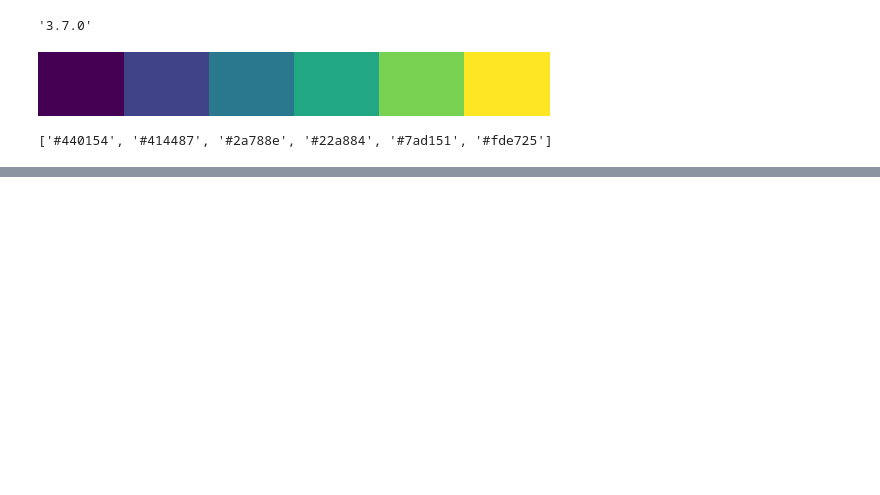
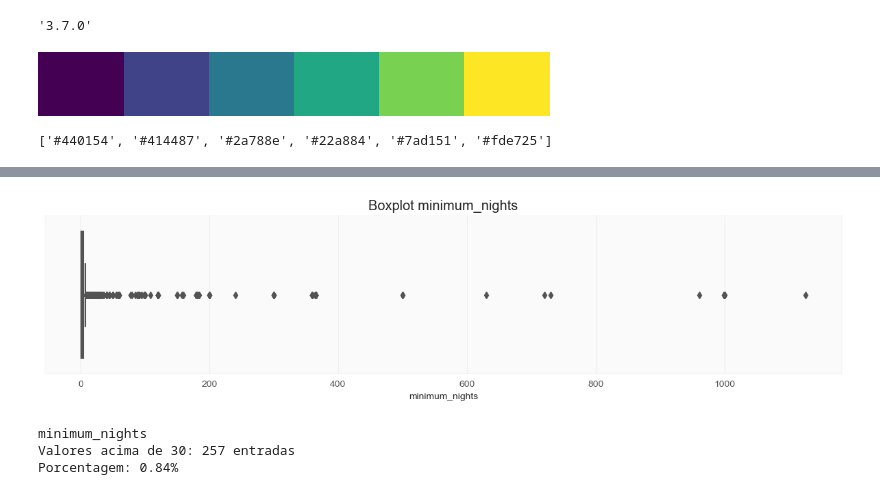
Before and after one commit to Nicole-Bidigaray/MVP-Sprint-1-PUC-RIO-2023, a Jupyter notebook: Analise dos Dados Airbnb RJ 2023.ipynb, the cells around one changed output, grey strips where cells are left out. Cells and saved outputs as stored; diff of their text form; code cells hidden in the pictures; blank space fills up the shorter version.

```diff
--- a/Analise dos Dados Airbnb RJ 2023.ipynb
+++ b/Analise dos Dados Airbnb RJ 2023.ipynb
@@ -74,0 +348,16 @@ df = pd.read_csv("")
+# %%
+# minimum_nights
+plt.figure(figsize=(15,3))
+sns.boxplot(data=df, x='minimum_nights')
+plt.title('Boxplot minimum_nights')
+plt.show()
+
+# ver quantidade de valores acima de 30 dias para minimum_nights
+print(f'minimum_nights \nValores acima de 30: '
+      f'{len(df[df.minimum_nights > 30])} entradas')
+print('Porcentagem: {:.2f}%'.format(len(df[df.minimum_nights > 30])/ len(df.minimum_nights)* 100))
+# %% [output]
+[figure, added]
+minimum_nights
+Valores acima de 30: 257 entradas
+Porcentagem: 0.84%
```
Also changed, not shown: parts of 46 cells of this notebook.
